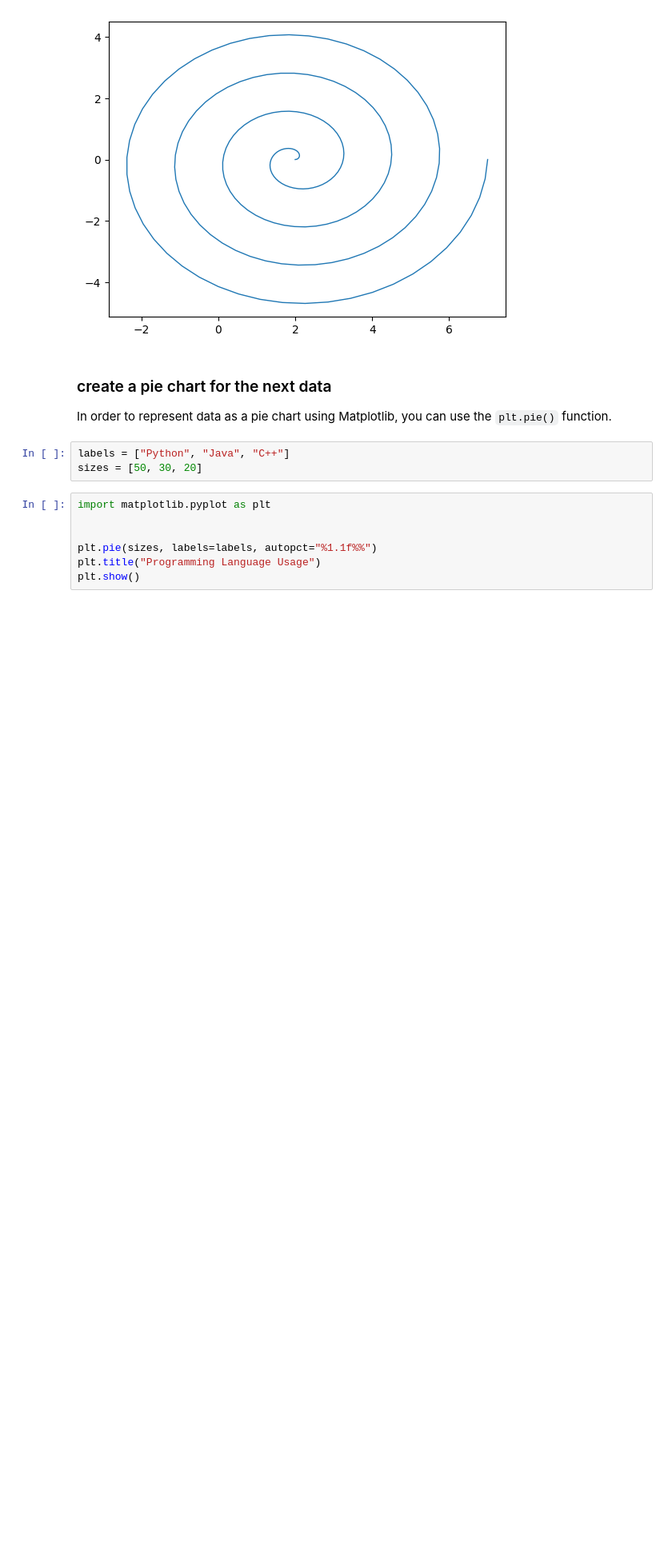
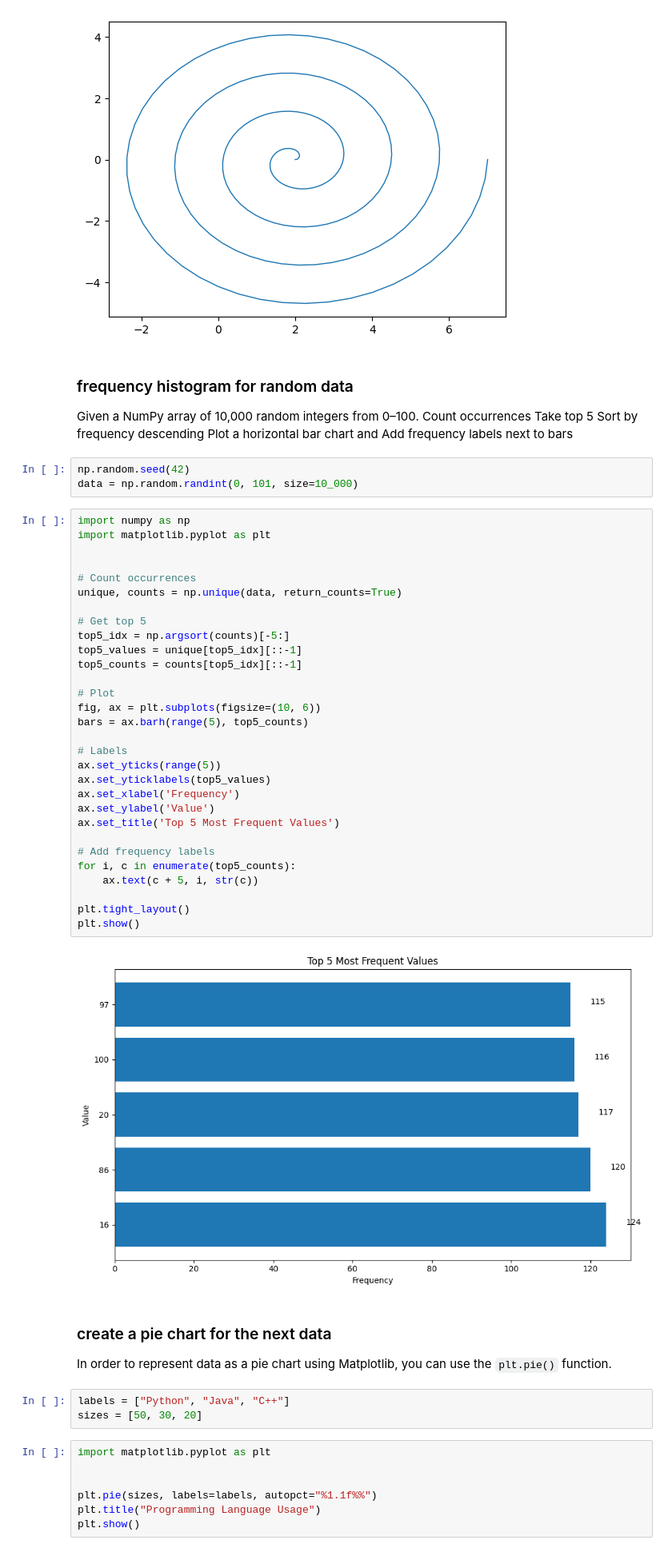
Before and after one commit to ArwaShamardal/GeorgeIskander_PythonLibraries, a Jupyter notebook: python_lab05_with_answers.ipynb, the cells around one changed output. Shown: that part at 80% size. Cells and saved outputs as stored; diff of their text form; blank space fills up the shorter version.

```diff
--- a/python_lab05_with_answers.ipynb
+++ b/python_lab05_with_answers.ipynb
@@ -73,6 +73,45 @@ def spiral(cx, cy, r, turns):
 spiral(2,0,5,4)
 # %% [output]
 [figure]
+# %% [markdown]
+### frequency histogram for random data
+
+Given a NumPy array of 10,000 random integers from 0–100. Count occurrences Take top 5 Sort by frequency descending Plot a horizontal bar chart and Add frequency labels next to bars
+# %%
+np.random.seed(42)
+data = np.random.randint(0, 101, size=10_000)
+# %%
+import numpy as np
+import matplotlib.pyplot as plt
+
+
+# Count occurrences
+unique, counts = np.unique(data, return_counts=True)
+
+# Get top 5
+top5_idx = np.argsort(counts)[-5:]
+top5_values = unique[top5_idx][::-1]
+top5_counts = counts[top5_idx][::-1]
+
+# Plot
+fig, ax = plt.subplots(figsize=(10, 6))
+bars = ax.barh(range(5), top5_counts)
+
+# Labels
+ax.set_yticks(range(5))
+ax.set_yticklabels(top5_values)
+ax.set_xlabel('Frequency')
+ax.set_ylabel('Value')
+ax.set_title('Top 5 Most Frequent Values')
+
+# Add frequency labels
+for i, c in enumerate(top5_counts):
+    ax.text(c + 5, i, str(c))
+
+plt.tight_layout()
+plt.show()
+# %% [output]
+[figure, added]
 # %% [markdown]
 ### create a pie chart for the next data
 
```
